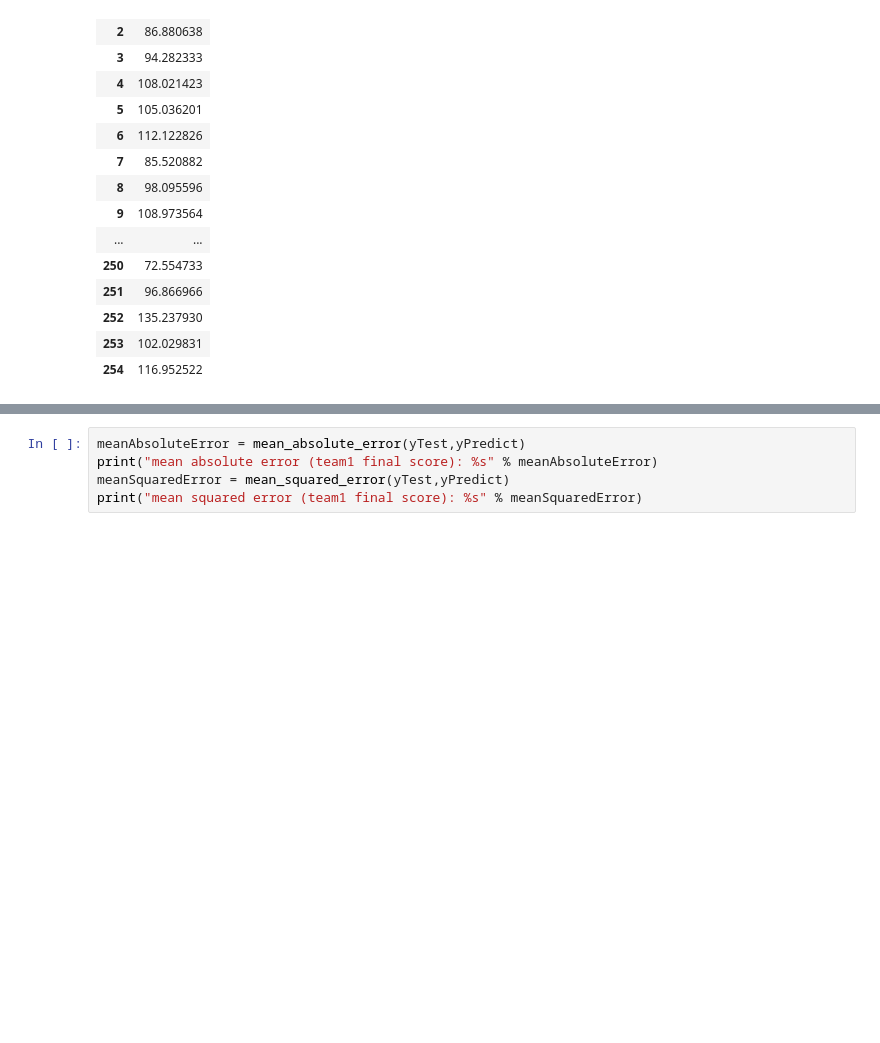
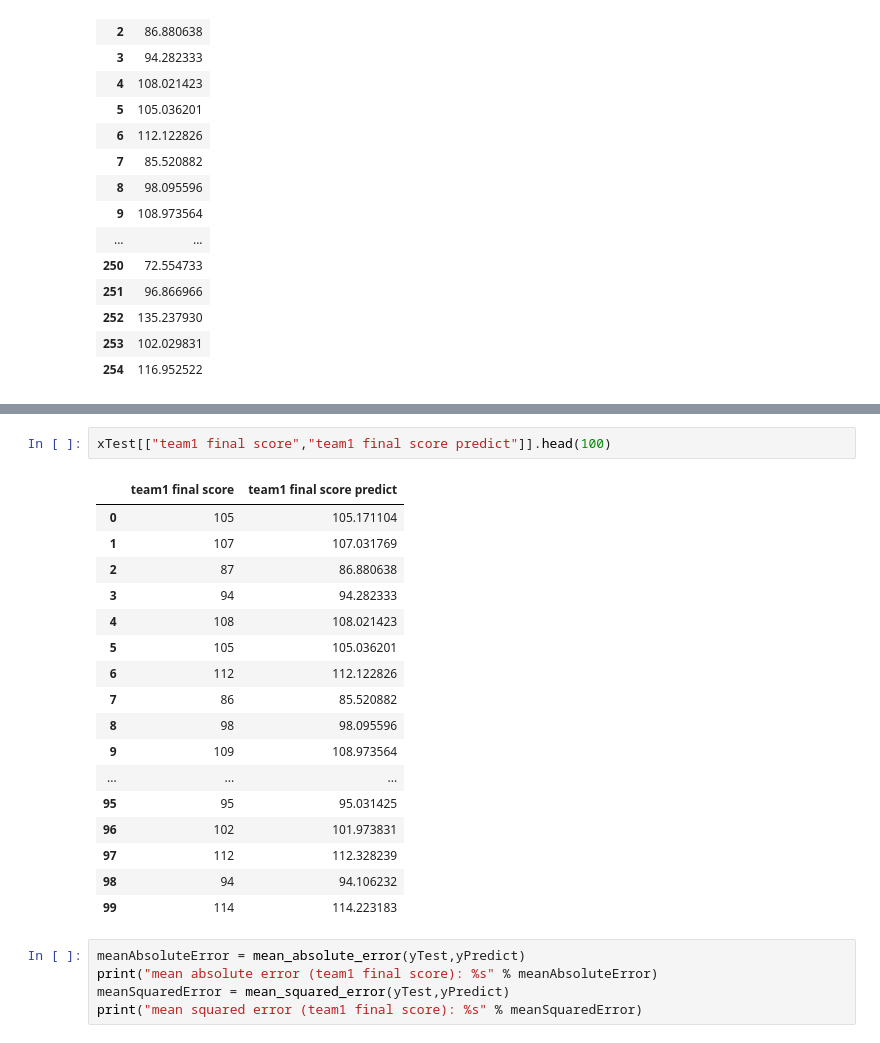
Before and after one commit to tamle7422/regression, a Jupyter notebook: nba.ipynb, the cells around one changed output, grey strips where cells are left out. Drawn from its saved outputs; the diff is of its cells as text; blank space fills up the shorter version.

```diff
--- a/nba.ipynb
+++ b/nba.ipynb
@@ -348,3 +389,23 @@ pd.DataFrame(yPredict).head(255)
+# %%
+xTest[["team1 final score","team1 final score predict"]].head(100)
+# %% [output]
+|  | team1 final score | team1 final score predict |
+| 0 | 105 | 105.171104 |
+| 1 | 107 | 107.031769 |
+| 2 | 87 | 86.880638 |
+| 3 | 94 | 94.282333 |
+| 4 | 108 | 108.021423 |
+| 5 | 105 | 105.036201 |
+| 6 | 112 | 112.122826 |
+| 7 | 86 | 85.520882 |
+| 8 | 98 | 98.095596 |
+| 9 | 109 | 108.973564 |
+| ... | ... | ... |
+| 95 | 95 | 95.031425 |
+| 96 | 102 | 101.973831 |
+| 97 | 112 | 112.328239 |
+| 98 | 94 | 94.106232 |
+| 99 | 114 | 114.223183 |
 # %%
 meanAbsoluteError = mean_absolute_error(yTest,yPredict)
 print("mean absolute error (team1 final score): %s" % meanAbsoluteError)
```
Also changed, not shown: parts of 8 cells of this notebook.
